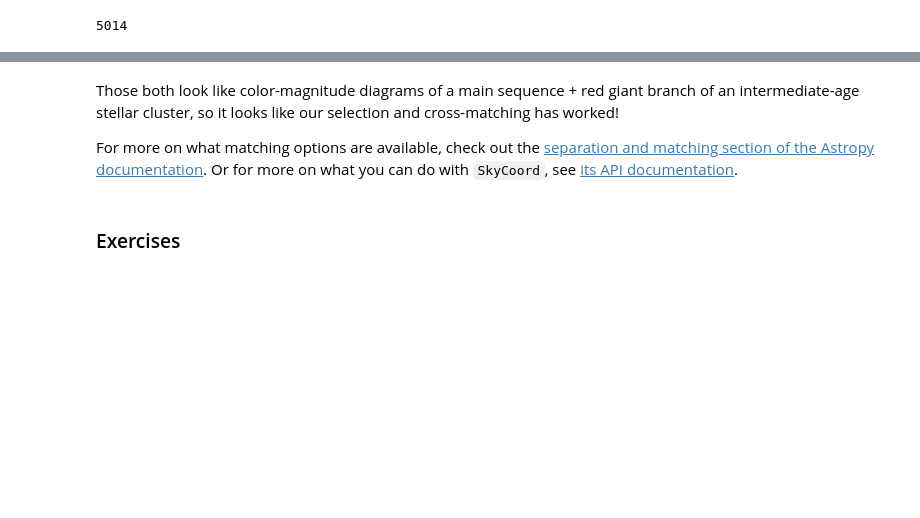
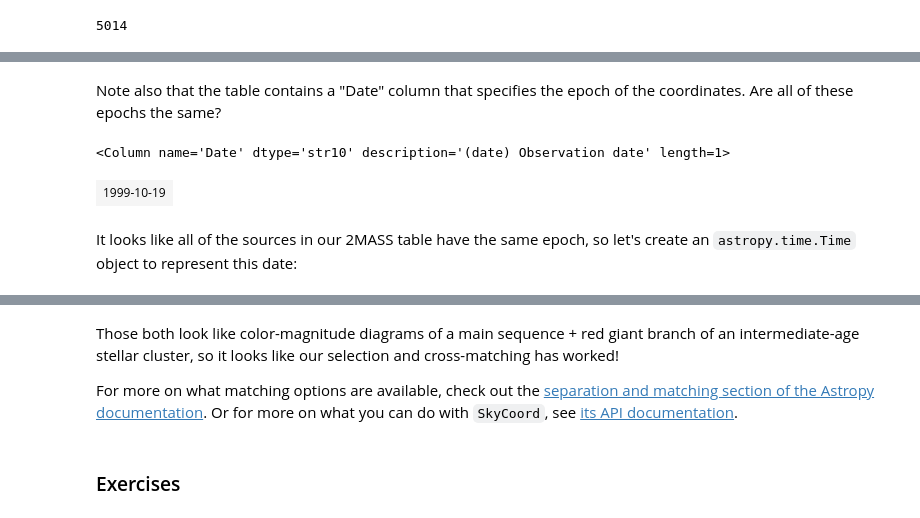
Before and after one commit to astropy/astropy-tutorials, a Jupyter notebook: tutorials/notebooks/astropy-coordinates/4-Coordinates-Crossmatch.ipynb, the cells around one changed output, grey strips where cells are left out. Cells and saved outputs as stored; diff of their text form; code cells hidden in the pictures; blank space fills up the shorter version.

```diff
--- a/tutorials/notebooks/astropy-coordinates/4-Coordinates-Crossmatch.ipynb
+++ b/tutorials/notebooks/astropy-coordinates/4-Coordinates-Crossmatch.ipynb
@@ -83,0 +121,9 @@ gaia_ngc188_members_table = table_3d[ngc188_3d_mask]
+# %% [markdown]
+Note also that the table contains a "Date" column that specifies the epoch of the coordinates. Are all of these epochs the same?
+# %%
+np.unique(tmass_table['Date'])
+# %% [output]
+<Column name='Date' dtype='str10' description='(date) Observation date' length=1>
+| 1999-10-19 |
+# %% [markdown]
+It looks like all of the sources in our 2MASS table have the same epoch, so let's create an `astropy.time.Time` object to represent this date:
```
Also changed, not shown: parts of 32 cells of this notebook, 3 other files.
